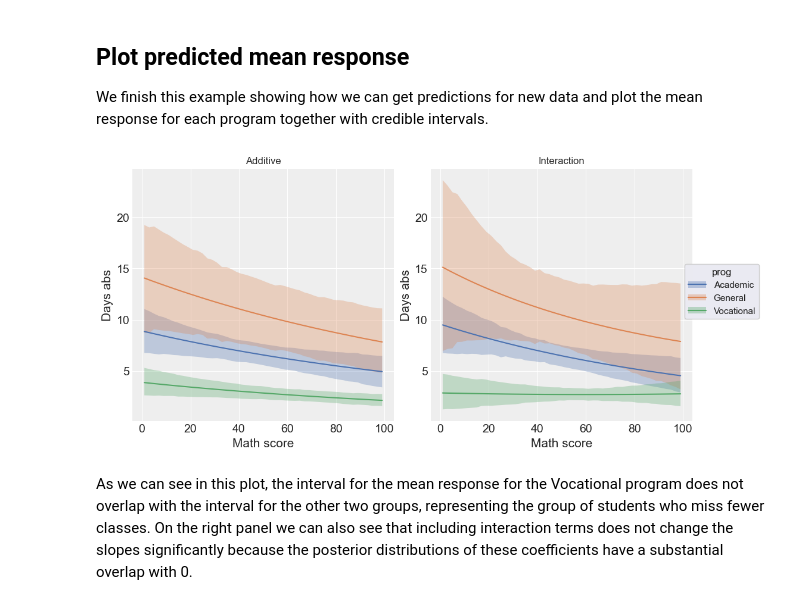
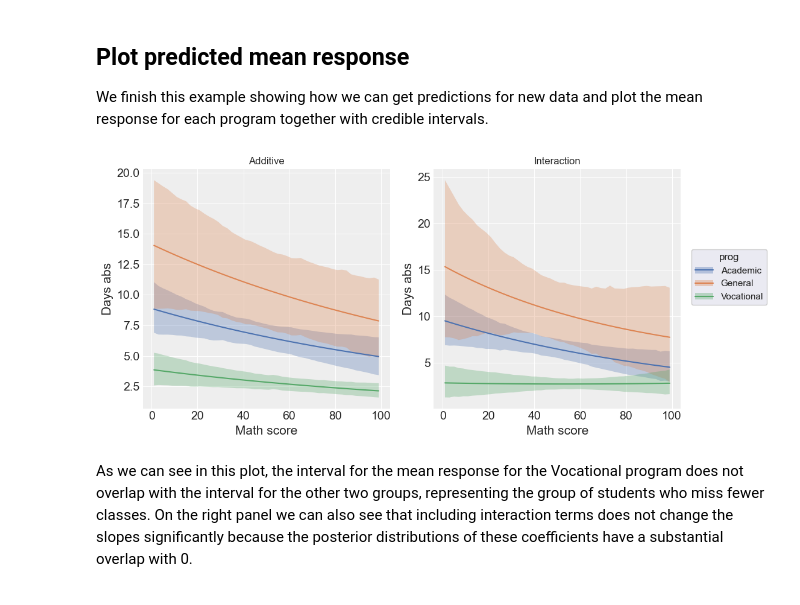
Before and after one commit to bambinos/bambi, a Jupyter notebook: docs/notebooks/negative_binomial.ipynb, the cells around one changed output. Saved outputs shown, nothing was run; the diff lists cells and outputs as text; code cells hidden in the pictures.

Commit message:
Generate plot in documentation with tight layout

```diff
--- a/docs/notebooks/negative_binomial.ipynb
+++ b/docs/notebooks/negative_binomial.ipynb
@@ -328,28 +328,28 @@ plt.axvline(0);
 
 We finish this example showing how we can get predictions for new data and plot the mean response for each program together with credible intervals.
 # %%
-fig, axes = plt.subplots(1, 2, figsize=(10, 5), sharey=True)
+fig, axes = plt.subplots(1, 2, figsize=(10, 5))
 
 p1 = bmb.interpret.plot_predictions(
     model_additive,
     idata_additive,
     conditional=["math", "prog"],
     subplot_kwargs={"main": "math", "group": "prog"},
     fig_kwargs={"xlabel": "Math score", "ylabel": "Days abs", "title": "Additive"}
 )
 
 p2 = bmb.interpret.plot_predictions(
     model_interaction,
     idata_interaction,
     conditional=["math", "prog"],
     subplot_kwargs={"main": "math", "group": "prog"},
     fig_kwargs={"xlabel": "Math score", "ylabel": "Days abs", "title": "Interaction"}
 )
 
-p1.on(axes[0]).plot()
-p2.on(axes[1]).plot().show()
+p1.on(axes[0]).layout(engine="tight").plot()
+p2.on(axes[1]).layout(engine="tight").plot().show()
 # %% [output]
-[figure, old version]
+[figure, new version]
 # %% [markdown]
 As we can see in this plot, the interval for the mean response for the Vocational program does not overlap with the interval for the other two groups, representing the group of students who miss fewer classes. On the right panel we can also see that including interaction terms does not change the slopes significantly because the posterior distributions of these coefficients have a substantial overlap with 0.
 # %% [markdown]
```
Also changed, not shown: parts of 6 cells of this notebook.
